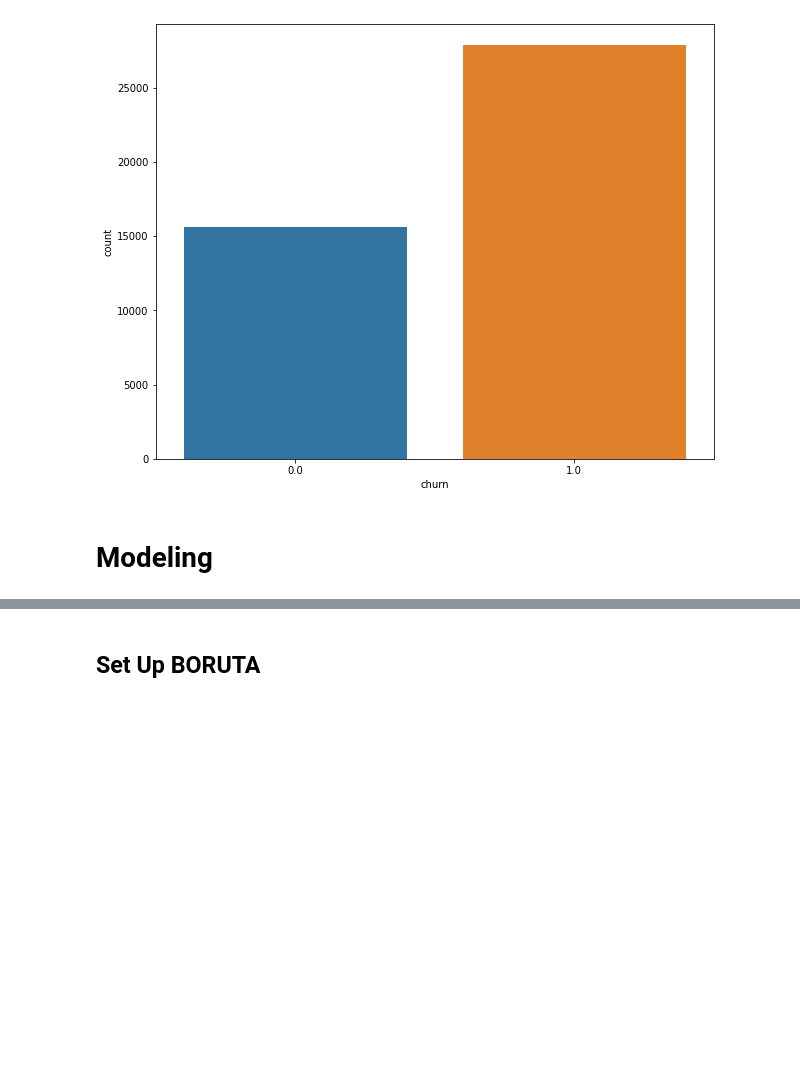
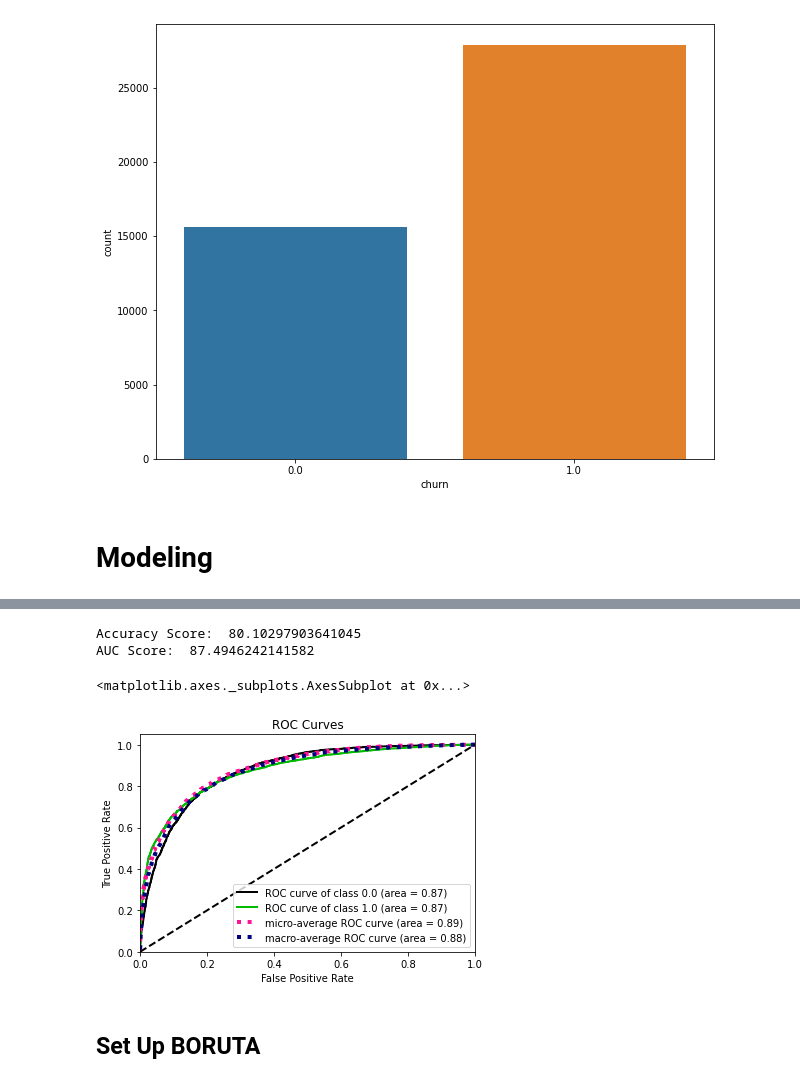
Before and after one commit to EmilianoLS/Data-Science, a Jupyter notebook: churn_model_meli/notebooks/churn_model.ipynb, the cells around one changed output, grey strips where cells are left out. Saved outputs shown, nothing was run; the diff lists cells and outputs as text; code cells hidden in the pictures; blank space fills up the shorter version.

```diff
--- a/churn_model_meli/notebooks/churn_model.ipynb
+++ b/churn_model_meli/notebooks/churn_model.ipynb
@@ -532,0 +577,13 @@ plt.savefig('ROC_Curve.png')
+# %%
+from sklearn.model_selection import GridSearchCV
+rdf = RandomForestClassifier()
+param = dict()
+param['criterion'] = ['gini', 'entropy']
+param['n_estimators'] = [1, 2, 4, 8, 10, 16, 32, 64, 100, 200, 250, 300]
+param['min_samples_split'] = [1,2,5,8,10,15,20,25,50,55,60,80,100]
+
+
+gs = GridSearchCV(estimator = rdf, param_grid = param, scoring='f1', cv = 5, n_jobs = 3, verbose = 1)
+gs.fit(X_train, y_train)
+print(gs.best_score_)
+print(gs.best_params_)
@@ -533,3 +601,17 @@ plt.savefig('ROC_Curve.png')
+# %%
+rdf = RandomForestClassifier(criterion = 'gini', min_samples_split = 80, n_estimators = 300)
+rdf.fit(X_train, y_train)
+pred_rdf = rdf.predict(X_test)
+probas_rdf = rdf.predict_proba(X_test)
+print("Accuracy Score: ", accuracy_score(y_test, pred_rdf)*100)
+print("AUC Score: ", roc_auc_score(y_test, probas_rdf[:, 1])*100)
+
+skplt.metrics.plot_roc(y_test, probas_rdf)
+# %% [output]
+Accuracy Score:  80.10297903641045
+AUC Score:  87.4946242141582
+<matplotlib.axes._subplots.AxesSubplot at 0x...>
+[figure, added]
 # %% [markdown]
 ## Set Up BORUTA
 # %%
```
Also changed, not shown: parts of 18 cells of this notebook.
